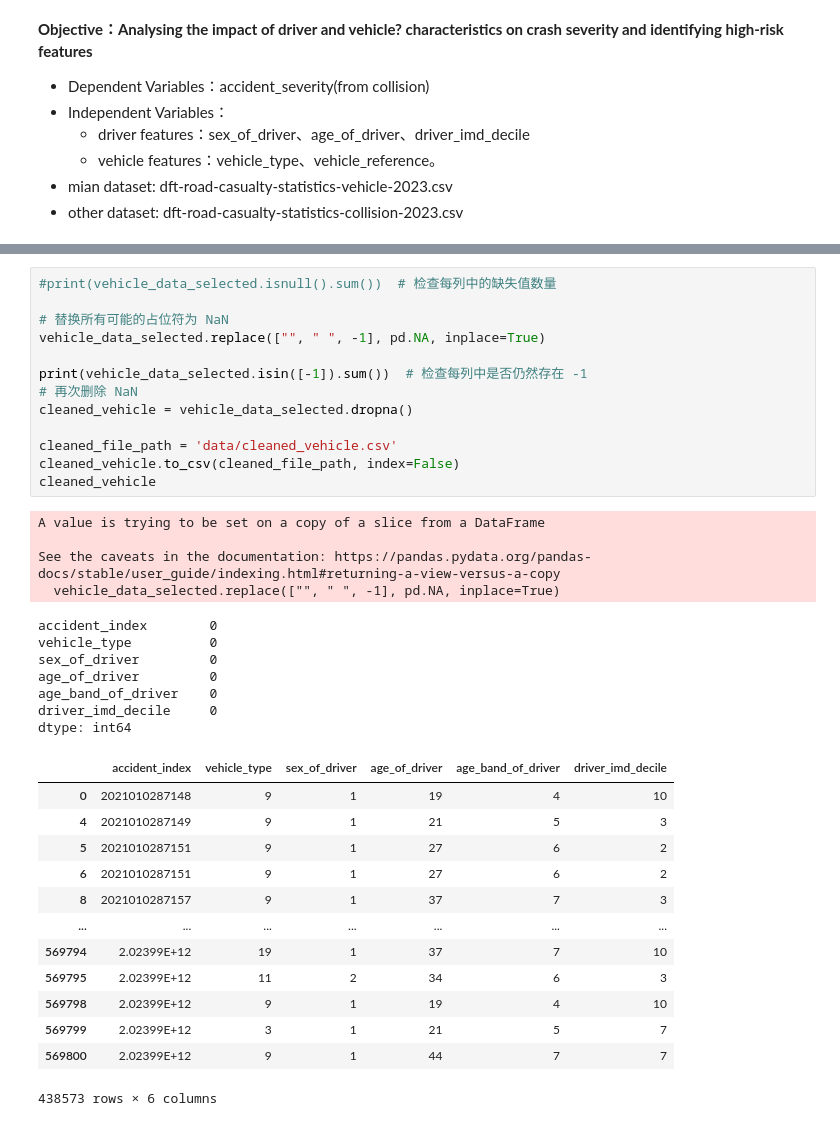
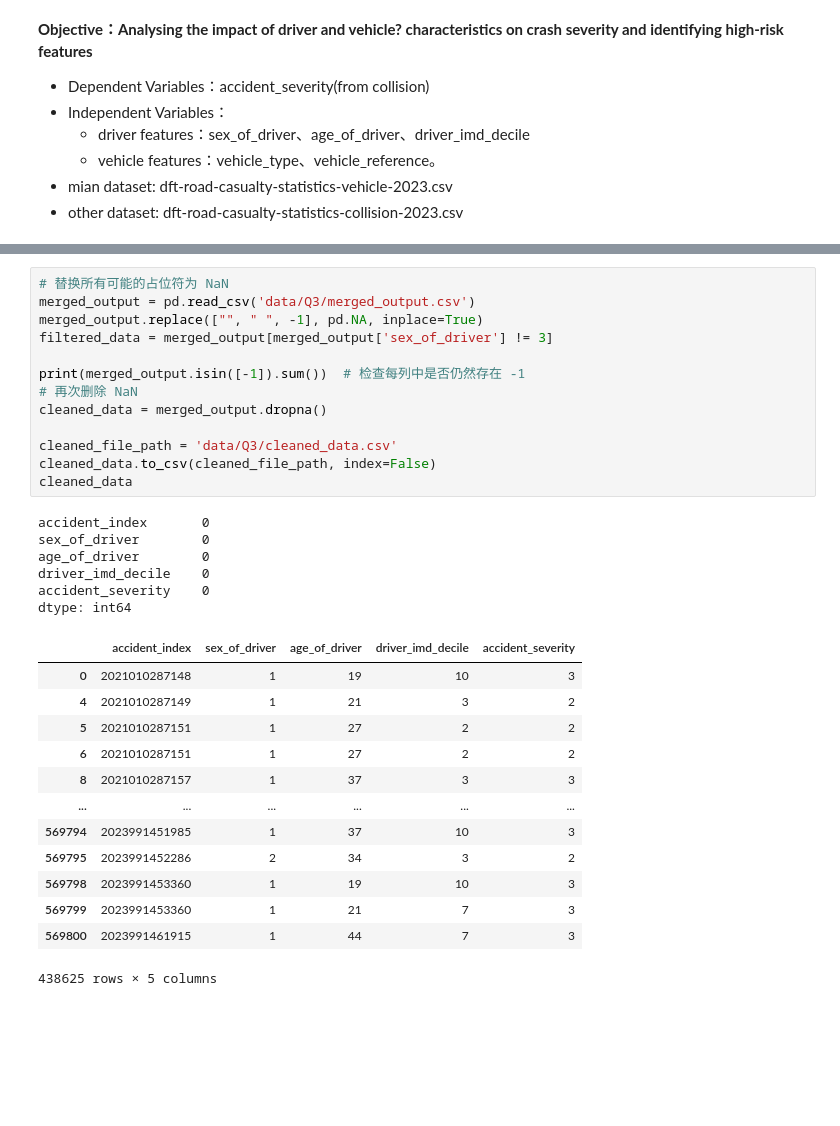
Before and after one commit to jwkee0420/Quantitative-Methods, a Jupyter notebook: huiting_test.ipynb, the cells around one changed output, grey strips where cells are left out. Cells and saved outputs as stored; diff of their text form; blank space fills up the shorter version.

```diff
--- a/huiting_test.ipynb
+++ b/huiting_test.ipynb
@@ -97,38 +130,33 @@ vehicle_data_selected = merged_vehicle[columns_of_interest]
 # %%
-#print(vehicle_data_selected.isnull().sum())  # 检查每列中的缺失值数量
+# 替换所有可能的占位符为 NaN
+merged_output = pd.read_csv('data/Q3/merged_output.csv')
+merged_output.replace(["", " ", -1], pd.NA, inplace=True)
+filtered_data = merged_output[merged_output['sex_of_driver'] != 3]
 
-# 替换所有可能的占位符为 NaN
-vehicle_data_selected.replace(["", " ", -1], pd.NA, inplace=True)
+print(merged_output.isin([-1]).sum())  # 检查每列中是否仍然存在 -1
+# 再次删除 NaN
+cleaned_data = merged_output.dropna()
 
-print(vehicle_data_selected.isin([-1]).sum())  # 检查每列中是否仍然存在 -1
-# 再次删除 NaN
-cleaned_vehicle = vehicle_data_selected.dropna()
-
-cleaned_file_path = 'data/cleaned_vehicle.csv'
-cleaned_vehicle.to_csv(cleaned_file_path, index=False)
-cleaned_vehicle
+cleaned_file_path = 'data/Q3/cleaned_data.csv'
+cleaned_data.to_csv(cleaned_file_path, index=False)
+cleaned_data
 # %% [output]
-A value is trying to be set on a copy of a slice from a DataFrame
-
-See the caveats in the documentation: https://pandas.pydata.org/pandas-docs/stable/user_guide/indexing.html#returning-a-view-versus-a-copy
-  vehicle_data_selected.replace(["", " ", -1], pd.NA, inplace=True)
+accident_index       0
+sex_of_driver        0
+age_of_driver        0
+driver_imd_decile    0
+accident_severity    0
+dtype: int64
+|  | accident_index | sex_of_driver | age_of_driver | driver_imd_decile | accident_severity |
+| 0 | 2021010287148 | 1 | 19 | 10 | 3 |
+| 4 | 2021010287149 | 1 | 21 | 3 | 2 |
+| 5 | 2021010287151 | 1 | 27 | 2 | 2 |
+| 6 | 2021010287151 | 1 | 27 | 2 | 2 |
+| 8 | 2021010287157 | 1 | 37 | 3 | 3 |
+| ... | ... | ... | ... | ... | ... |
+| 569794 | 2023991451985 | 1 | 37 | 10 | 3 |
+| 569795 | 2023991452286 | 2 | 34 | 3 | 2 |
+| 569798 | 2023991453360 | 1 | 19 | 10 | 3 |
+| 569799 | 2023991453360 | 1 | 21 | 7 | 3 |
+| 569800 | 2023991461915 | 1 | 44 | 7 | 3 |
-accident_index        0
-vehicle_type          0
-sex_of_driver         0
-age_of_driver         0
-age_band_of_driver    0
-driver_imd_decile     0
-dtype: int64
+438625 rows × 5 columns
-|  | accident_index | vehicle_type | sex_of_driver | age_of_driver | age_band_of_driver | driver_imd_decile |
-| 0 | 2021010287148 | 9 | 1 | 19 | 4 | 10 |
-| 4 | 2021010287149 | 9 | 1 | 21 | 5 | 3 |
-| 5 | 2021010287151 | 9 | 1 | 27 | 6 | 2 |
-| 6 | 2021010287151 | 9 | 1 | 27 | 6 | 2 |
-| 8 | 2021010287157 | 9 | 1 | 37 | 7 | 3 |
-| ... | ... | ... | ... | ... | ... | ... |
-| 569794 | 2.02399E+12 | 19 | 1 | 37 | 7 | 10 |
-| 569795 | 2.02399E+12 | 11 | 2 | 34 | 6 | 3 |
-| 569798 | 2.02399E+12 | 9 | 1 | 19 | 4 | 10 |
-| 569799 | 2.02399E+12 | 3 | 1 | 21 | 5 | 7 |
-| 569800 | 2.02399E+12 | 9 | 1 | 44 | 7 | 7 |
-438573 rows × 6 columns
```
Also changed, not shown: parts of 22 cells of this notebook, 7 other files.
